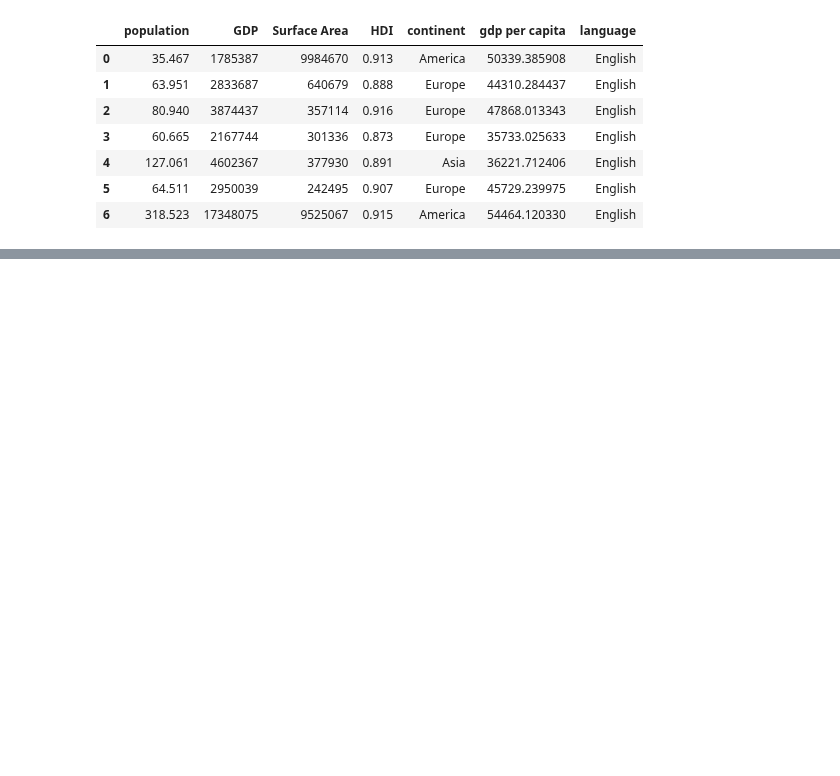
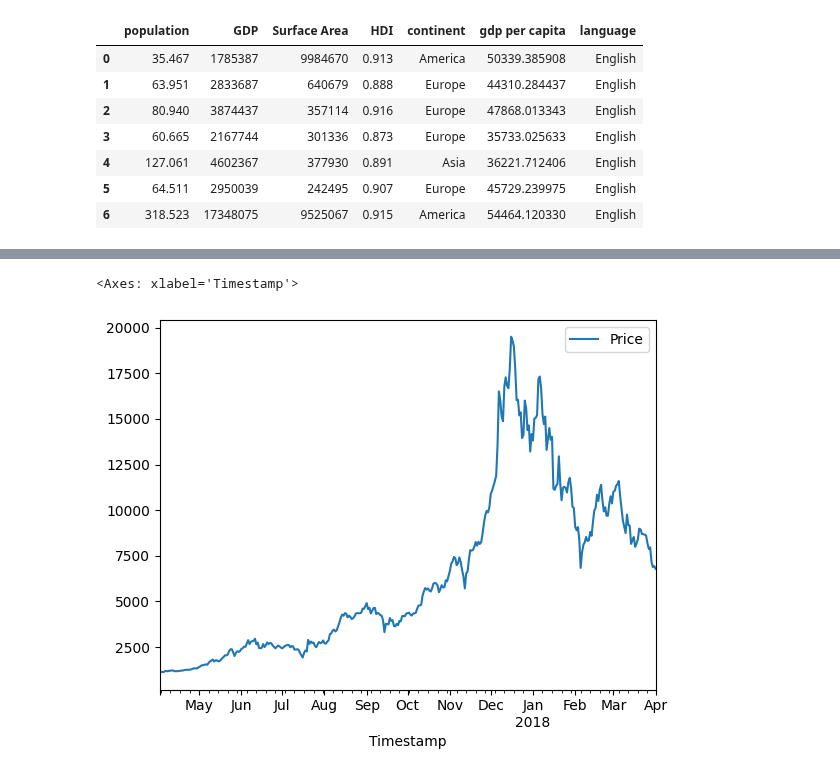
Before and after one commit to birhanukassahunabuye-hue/data-analysis-with-python, a Jupyter notebook: pandasexercise.ipynb, the cells around one changed output, grey strips where cells are left out. Cells and saved outputs as stored; diff of their text form; code cells hidden in the pictures; blank space fills up the shorter version.

```diff
--- a/pandasexercise.ipynb
+++ b/pandasexercise.ipynb
@@ -330,0 +408,2 @@ df
+# %%
+df = pd.read_csv('/content/btc-market-price.csv', header=None, names=['Timestamp', 'Price'], index_col=0, parse_dates=True)
@@ -330,0 +420,5 @@ df
+# %%
+df.plot()
+# %% [output]
+<Axes: xlabel='Timestamp'>
+[figure, added]
```
Also changed, not shown: parts of 11 cells of this notebook.
